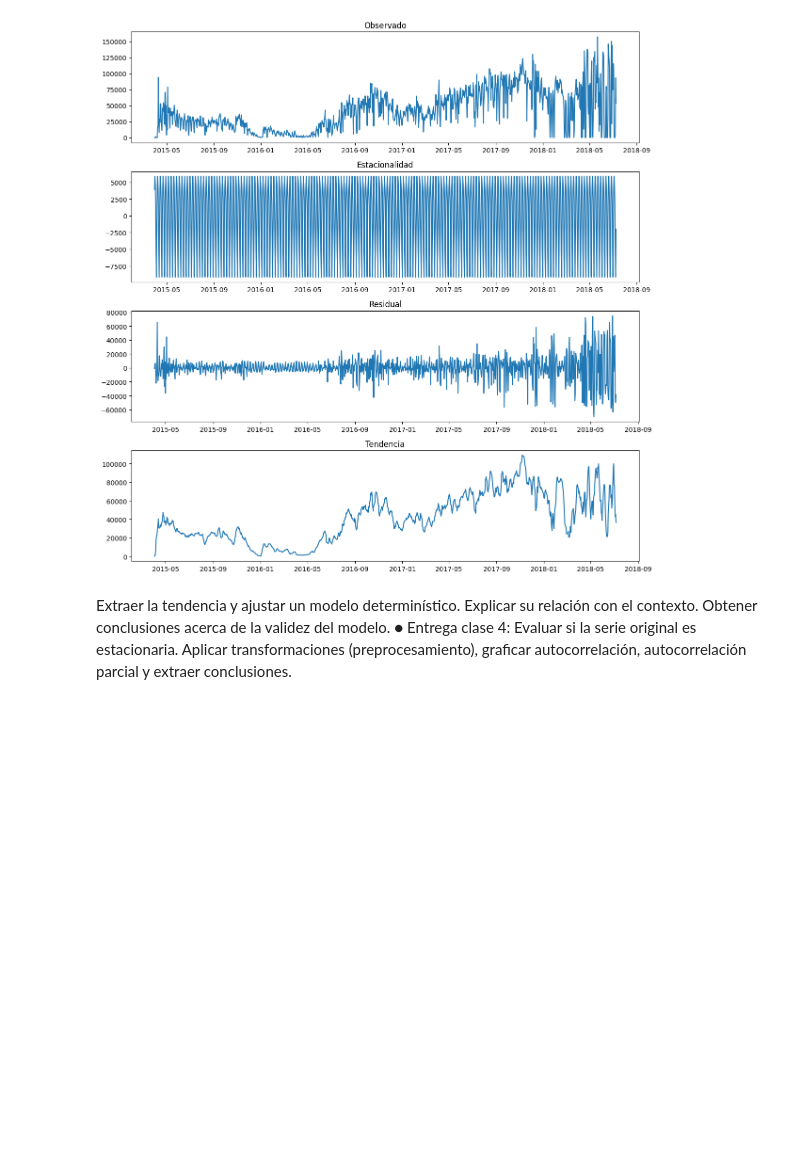
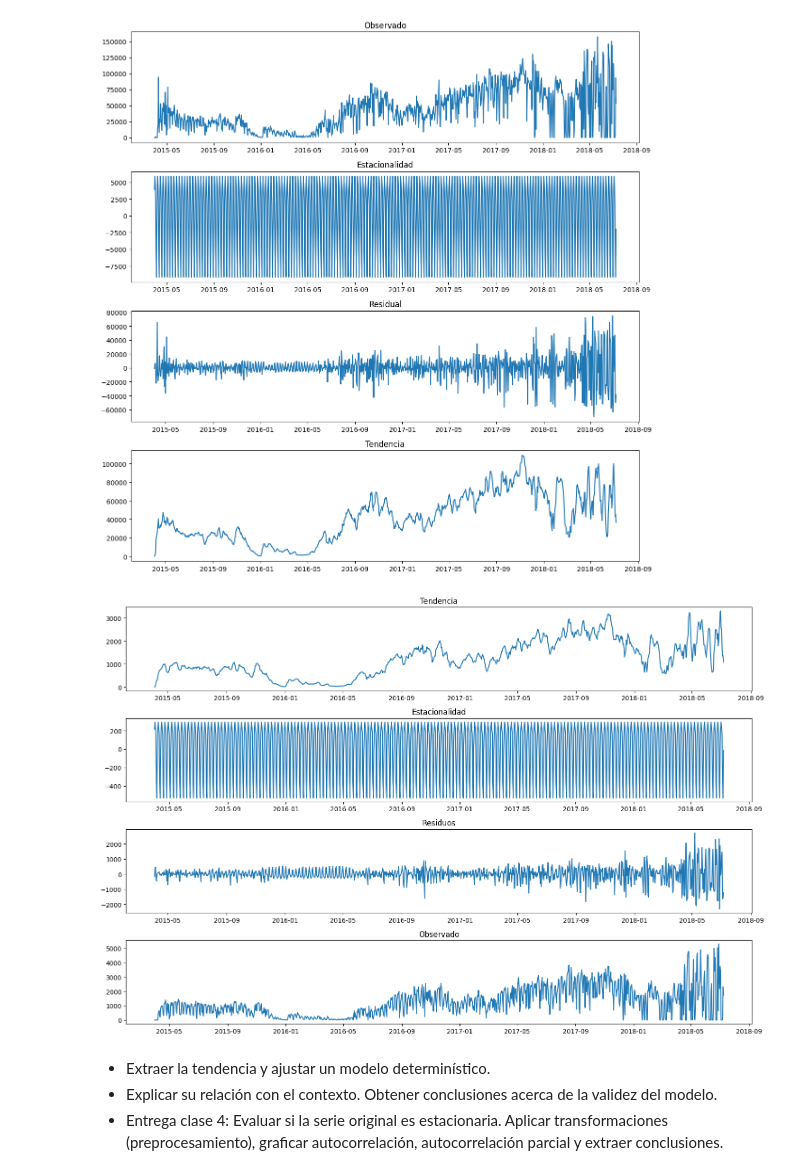
Before and after one commit to marianataglio/seriestemporales, a Jupyter notebook: tp_st.ipynb, the cells around one changed output. Drawn from its saved outputs; the diff is of its cells as text; code cells hidden in the pictures; blank space fills up the shorter version.

```diff
--- a/tp_st.ipynb
+++ b/tp_st.ipynb
@@ -179,30 +174,32 @@ from statsmodels.tsa.seasonal import seasonal_decompose
 daily_rent = df.set_index('date')
 daily_rent = daily_rent.resample('D').bici_id_usuario.count()
 # %%
-result = seasonal_decompose(daily_rent, model='additive')
+dailt_result = seasonal_decompose(daily_rent, model='additive')
 
 plt.figure(figsize=(15, 10))
 
 plt.subplot(4, 1, 1)
-plt.plot(result.trend)
+plt.plot(dailt_result.trend)
 plt.title('Tendencia')
 
 plt.subplot(4, 1, 2)
-plt.plot(result.seasonal)
+plt.plot(dailt_result.seasonal)
 plt.title('Estacionalidad')
 
 plt.subplot(4, 1, 3)
-plt.plot(result.resid)
+plt.plot(dailt_result.resid)
 plt.title('Residuos')
 
 plt.subplot(4, 1, 4)
-plt.plot(result.observed)
+plt.plot(dailt_result.observed)
 plt.title('Observado')
 
 plt.tight_layout()
 plt.show()
+# %% [output]
+[figure, added]
 # %% [markdown]
-Extraer la tendencia y ajustar un modelo determinístico. Explicar su relación con el
-contexto. Obtener conclusiones acerca de la validez del modelo.
-● Entrega clase 4: Evaluar si la serie original es estacionaria. Aplicar transformaciones
+* Extraer la tendencia y ajustar un modelo determinístico.
+* Explicar su relación con el contexto. Obtener conclusiones acerca de la validez del modelo.
+* Entrega clase 4: Evaluar si la serie original es estacionaria. Aplicar transformaciones
 (preprocesamiento), graficar autocorrelación, autocorrelación parcial y extraer conclusiones.
```
Also changed, not shown: parts of 9 cells of this notebook.
